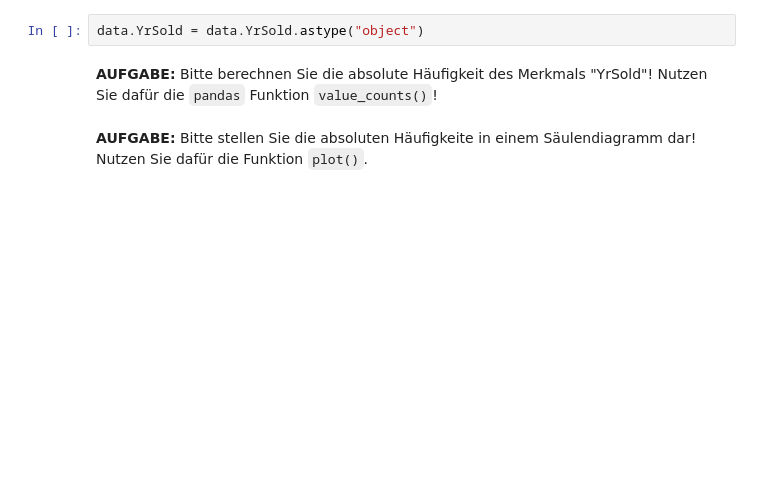
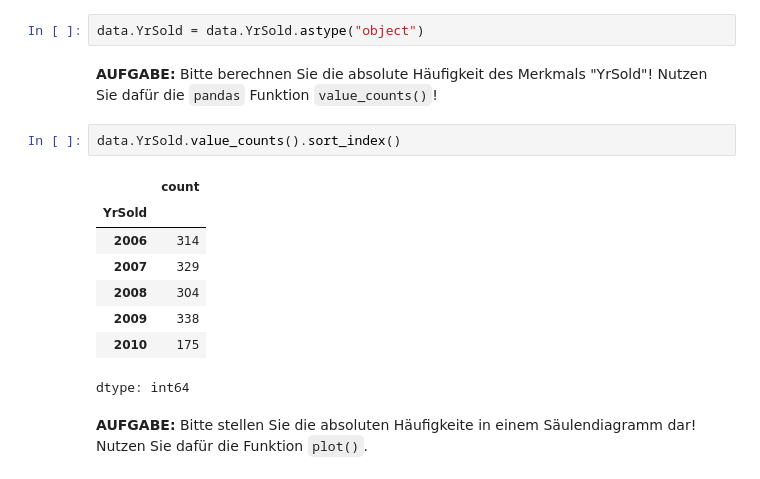
Before and after one commit to AlexKressner/Statistik, a Jupyter notebook: Deskriptive_Statistik.ipynb, the cells around one changed output. Cells and saved outputs as stored; diff of their text form; blank space fills up the shorter version.

```diff
--- a/Deskriptive_Statistik.ipynb
+++ b/Deskriptive_Statistik.ipynb
@@ -27,5 +60,16 @@ data.YrSold
 data.YrSold = data.YrSold.astype("object")
 # %% [markdown]
 **AUFGABE:** Bitte berechnen Sie die absolute Häufigkeit des Merkmals "YrSold"! Nutzen Sie dafür die `pandas` Funktion `value_counts()`!
+# %%
+data.YrSold.value_counts().sort_index()
+# %% [output]
+|  | count |
+| YrSold |  |
+| 2006 | 314 |
+| 2007 | 329 |
+| 2008 | 304 |
+| 2009 | 338 |
+| 2010 | 175 |
+dtype: int64
 # %% [markdown]
 **AUFGABE:** Bitte stellen Sie die absoluten Häufigkeite in einem Säulendiagramm dar! Nutzen Sie dafür die Funktion `plot()`.
```
Also changed, not shown: parts of 8 cells of this notebook.
